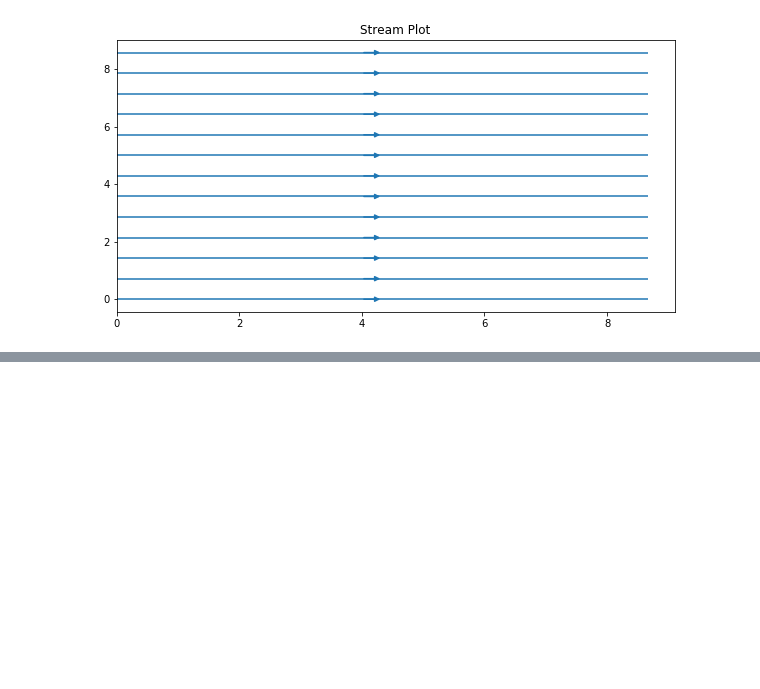
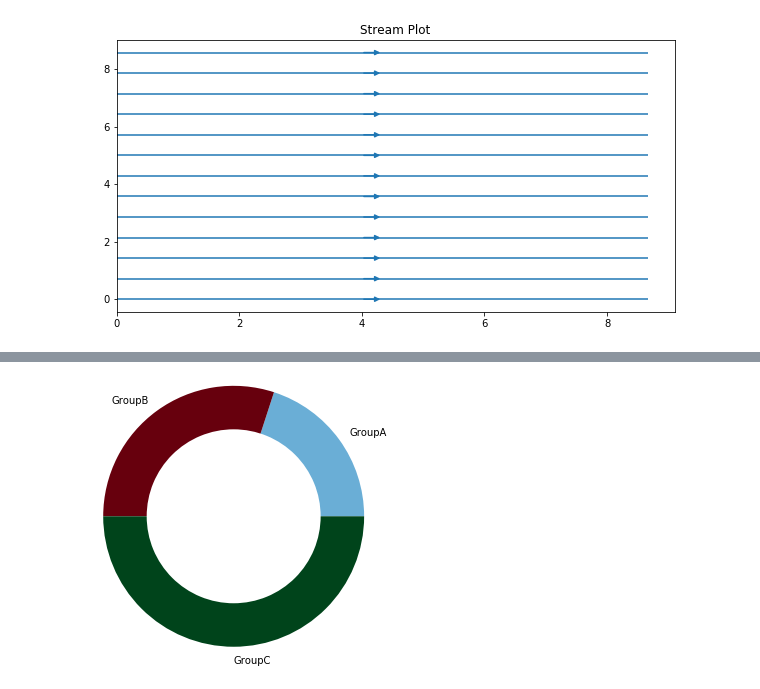
Before and after one commit to sahityakmr/Albatross, a Jupyter notebook: libraries/matplotlib_various_plots.ipynb, the cells around one changed output, grey strips where cells are left out. Saved outputs shown, nothing was run; the diff lists cells and outputs as text; code cells hidden in the pictures; blank space fills up the shorter version.

```diff
--- a/libraries/matplotlib_various_plots.ipynb
+++ b/libraries/matplotlib_various_plots.ipynb
@@ -204,0 +237,12 @@ plt.show()
+# %%
+# doughnut chart
+group_names = ['GroupA', 'GroupB', 'GroupC']
+group_size = [20,30,50]
+size_centre = [5]
+a,b,c = [plt.cm.Blues, plt.cm.Reds, plt.cm.Greens]
+
+pie1 = plt.pie(group_size, labels=group_names, radius=1.5, colors=[a(0.5), b(1.5), c(1.0)])
+pie2 = plt.pie(size_centre, radius=1.0, colors='w')
+plt.show()
+# %% [output]
+[figure, added]
```
Also changed, not shown: parts of 4 cells of this notebook.
